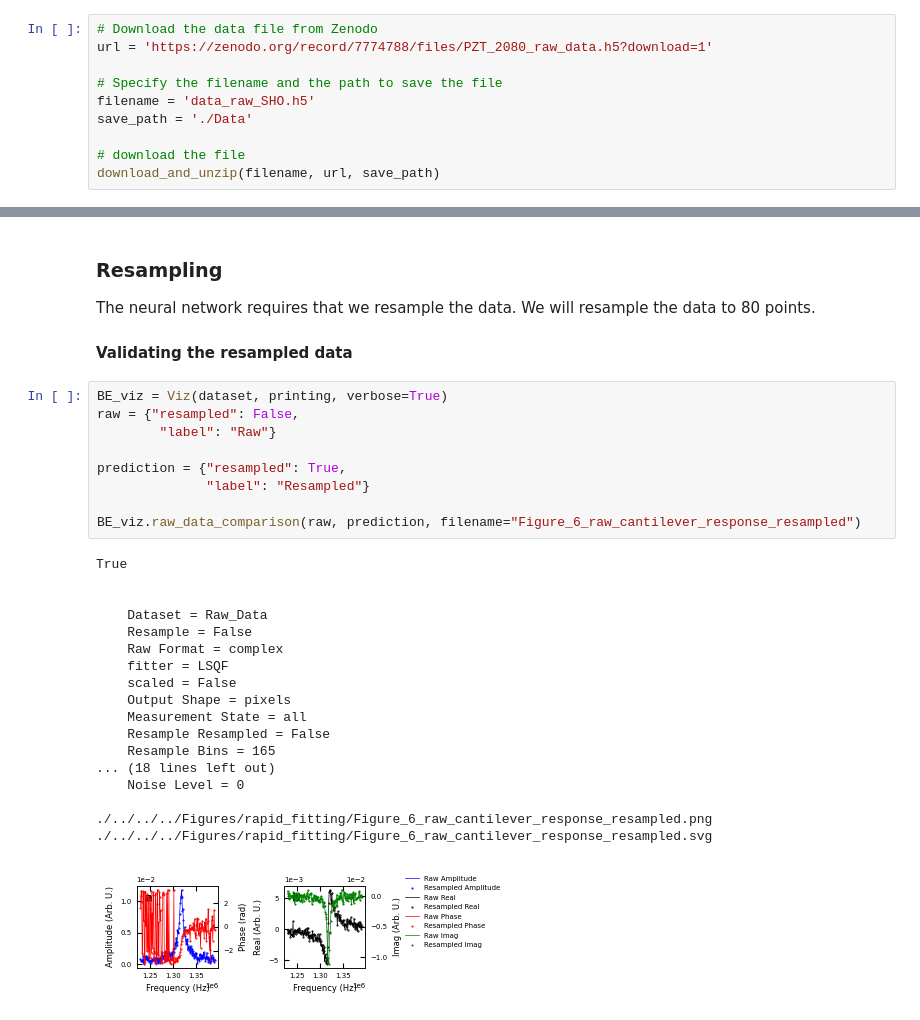
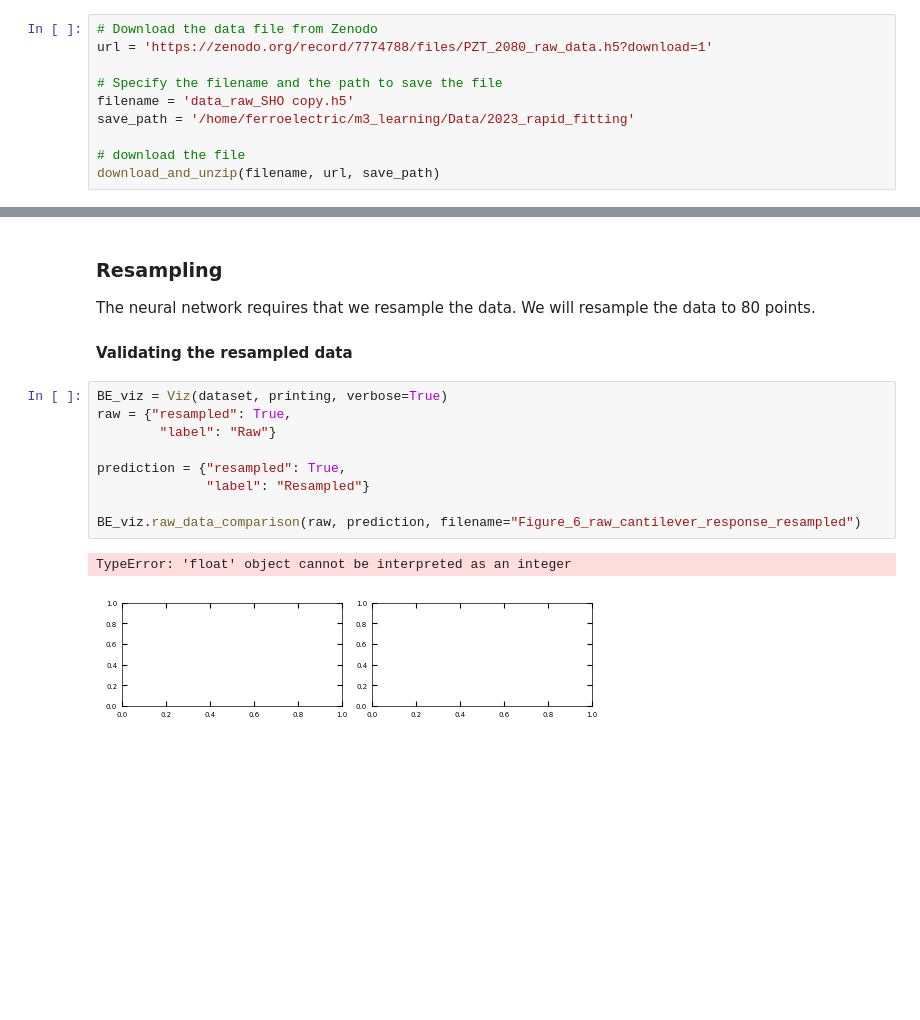
Before and after one commit to m3-learning/m3_learning, a Jupyter notebook: m3_learning/papers/2023_Rapid_Fitting/1_SHO_Fitting.ipynb, the cells around one changed output, grey strips where cells are left out. Drawn from its saved outputs; the diff is of its cells as text; blank space fills up the shorter version.

```diff
--- a/m3_learning/papers/2023_Rapid_Fitting/1_SHO_Fitting.ipynb
+++ b/m3_learning/papers/2023_Rapid_Fitting/1_SHO_Fitting.ipynb
@@ -42,8 +46,8 @@ tensorflow seed was set to 42
 url = 'https://zenodo.org/record/7774788/files/PZT_2080_raw_data.h5?download=1'
 
 # Specify the filename and the path to save the file
-filename = 'data_raw_SHO.h5'
-save_path = './Data'
+filename = 'data_raw_SHO copy.h5'
+save_path = '/home/ferroelectric/m3_learning/Data/2023_rapid_fitting'
 
 # download the file
 download_and_unzip(filename, url, save_path)
@@ -217,29 +222,13 @@ The neural network requires that we resample the data. We will resample the data
 #### Validating the resampled data
 # %%
 BE_viz = Viz(dataset, printing, verbose=True)
-raw = {"resampled": False,
+raw = {"resampled": True,
         "label": "Raw"}
 
 prediction = {"resampled": True,
               "label": "Resampled"}
 
 BE_viz.raw_data_comparison(raw, prediction, filename="Figure_6_raw_cantilever_response_resampled")
 # %% [output]
-True
-
-
-    Dataset = Raw_Data
-    Resample = False
-    Raw Format = complex
-    fitter = LSQF
-    scaled = False
-    Output Shape = pixels
-    Measurement State = all
-    Resample Resampled = False
-    Resample Bins = 165
-... (18 lines left out)
-    Noise Level = 0
-
-./../../../Figures/rapid_fitting/Figure_6_raw_cantilever_response_resampled.png
-./../../../Figures/rapid_fitting/Figure_6_raw_cantilever_response_resampled.svg
+TypeError: 'float' object cannot be interpreted as an integer
-[figure, old version]
+[figure, new version]
```
Also changed, not shown: parts of 5 cells of this notebook, 11 other files.
